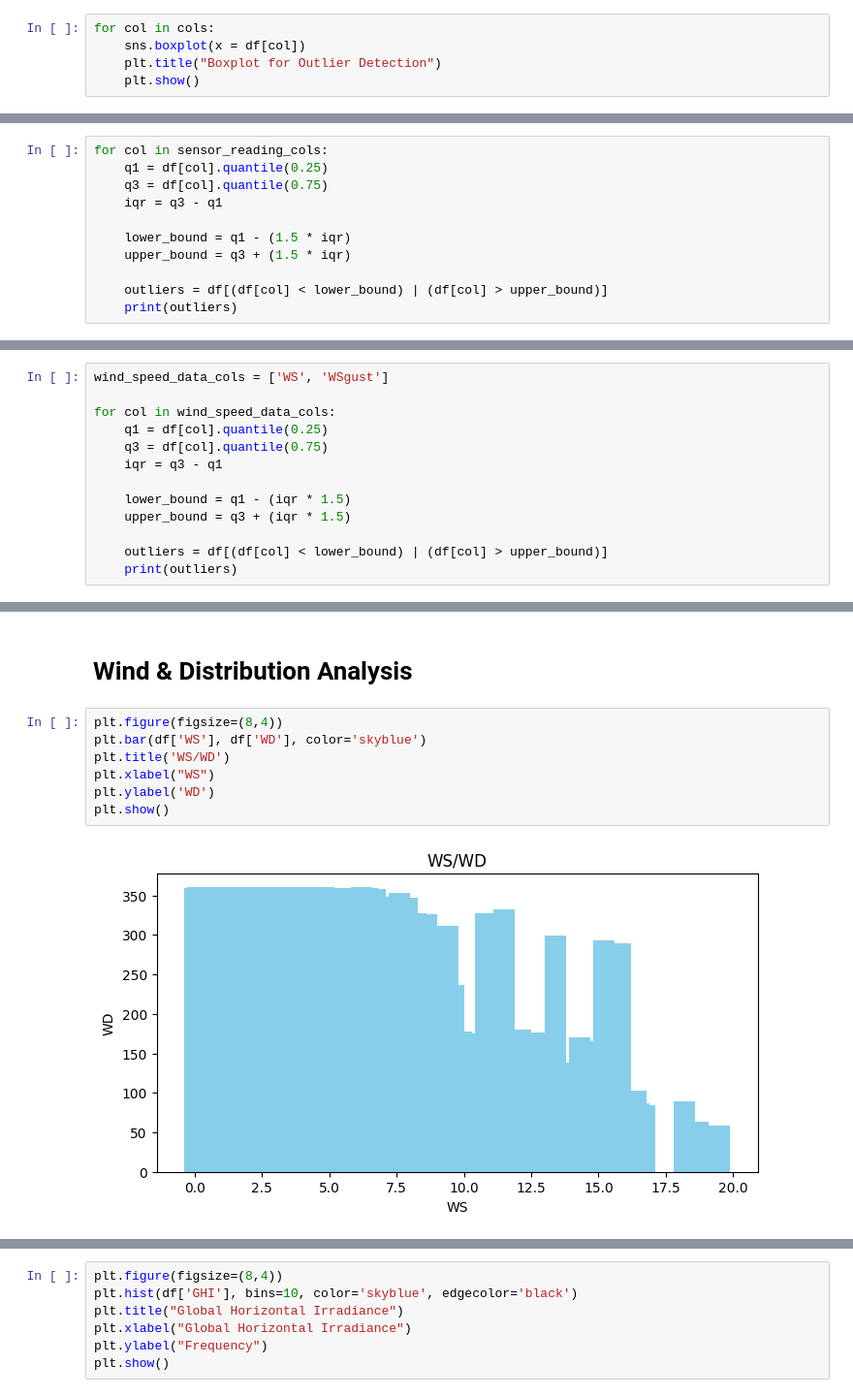
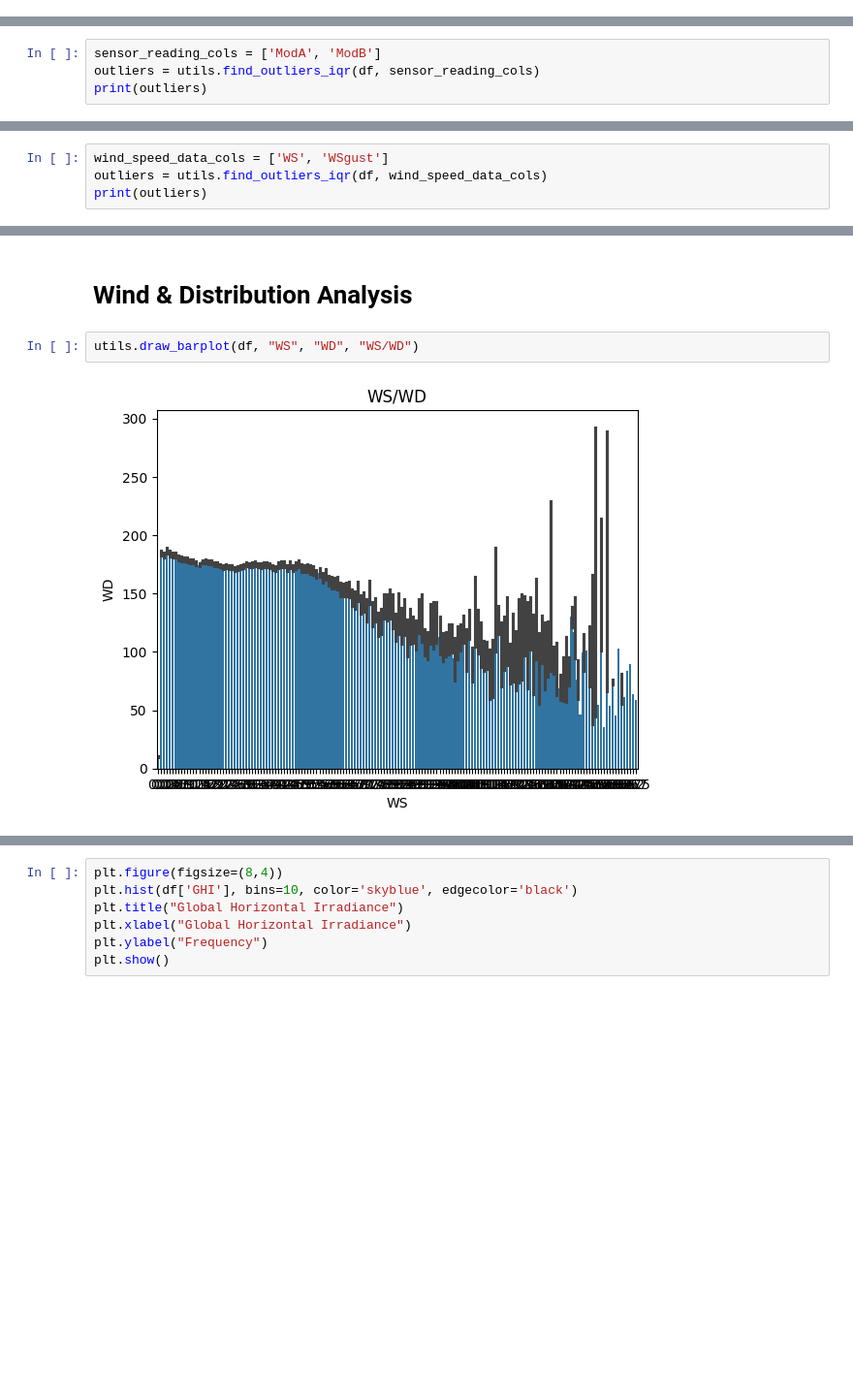
Before and after one commit to dawit-hopes/solar-challenge-week1, a Jupyter notebook: notebooks/eda-benin-malanville.ipynb, the cells around one changed output, grey strips where cells are left out. Shown at 97% size. Cells and saved outputs as stored; diff of their text form; blank space fills up the shorter version.

```diff
--- a/notebooks/eda-benin-malanville.ipynb
+++ b/notebooks/eda-benin-malanville.ipynb
@@ -190,5 +70,0 @@ cols = ['GHI', "DNI", "DHI"]
-# %%
-for col in cols:
-    sns.boxplot(x = df[col])
-    plt.title("Boxplot for Outlier Detection")
-    plt.show()
@@ -232,14 +93,7 @@ sensor_reading_cols = ['ModA', 'ModB']
 # %%
-for col in sensor_reading_cols:
-    q1 = df[col].quantile(0.25)
-    q3 = df[col].quantile(0.75)
-    iqr = q3 - q1
-
-    lower_bound = q1 - (1.5 * iqr)
-    upper_bound = q3 + (1.5 * iqr)
-
-    outliers = df[(df[col] < lower_bound) | (df[col] > upper_bound)]
-    print(outliers)
+sensor_reading_cols = ['ModA', 'ModB']
+outliers = utils.find_outliers_iqr(df, sensor_reading_cols)
+print(outliers)
 # %% [output]
                Timestamp     GHI    DNI    DHI    ModA    ModB  Tamb    RH  \
 671     2021-08-09 11:12  1274.0  698.8  615.2  1210.3  1210.3  30.1  69.6
@@ -261,16 +115,7 @@ for col in sensor_reading_cols:
 # %%
 wind_speed_data_cols = ['WS', 'WSgust']
-
-for col in wind_speed_data_cols:
-    q1 = df[col].quantile(0.25)
-    q3 = df[col].quantile(0.75)
-    iqr = q3 - q1
-
-    lower_bound = q1 - (iqr * 1.5)
-    upper_bound = q3 + (iqr * 1.5)
-
-    outliers = df[(df[col] < lower_bound) | (df[col] > upper_bound)]
-    print(outliers)
+outliers = utils.find_outliers_iqr(df, wind_speed_data_cols)
+print(outliers)
 # %% [output]
                Timestamp    GHI  DNI    DHI   ModA   ModB  Tamb    RH   WS  \
 2209    2021-08-10 12:50  360.2  0.7  359.9  339.9  344.2  31.6  63.0  6.4
@@ -511,12 +301,7 @@ plt.show()
 # %% [markdown]
 # Wind & Distribution Analysis
 # %%
-plt.figure(figsize=(8,4))
-plt.bar(df['WS'], df['WD'], color='skyblue')
-plt.title('WS/WD')
-plt.xlabel("WS")
-plt.ylabel('WD')
-plt.show()
+utils.draw_barplot(df, "WS", "WD", "WS/WD")
 # %% [output]
-[figure, old version]
+[figure, new version]
 # %%
```
Also changed, not shown: parts of 37 cells of this notebook, 2 other files.
